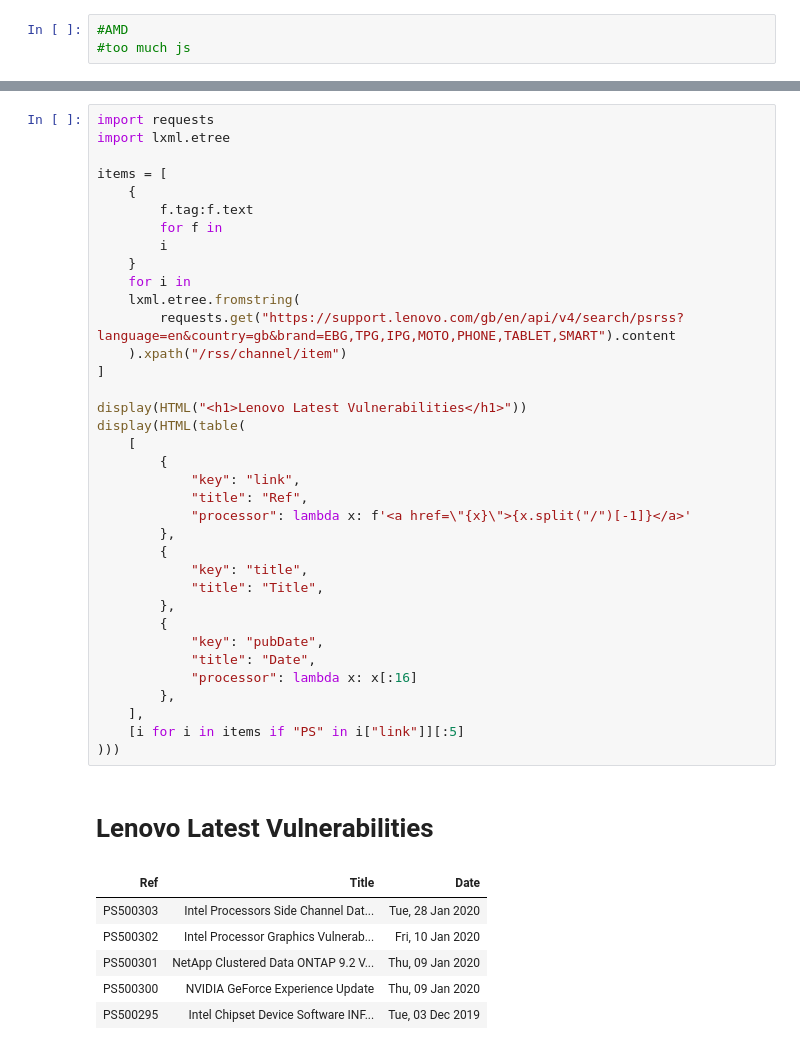
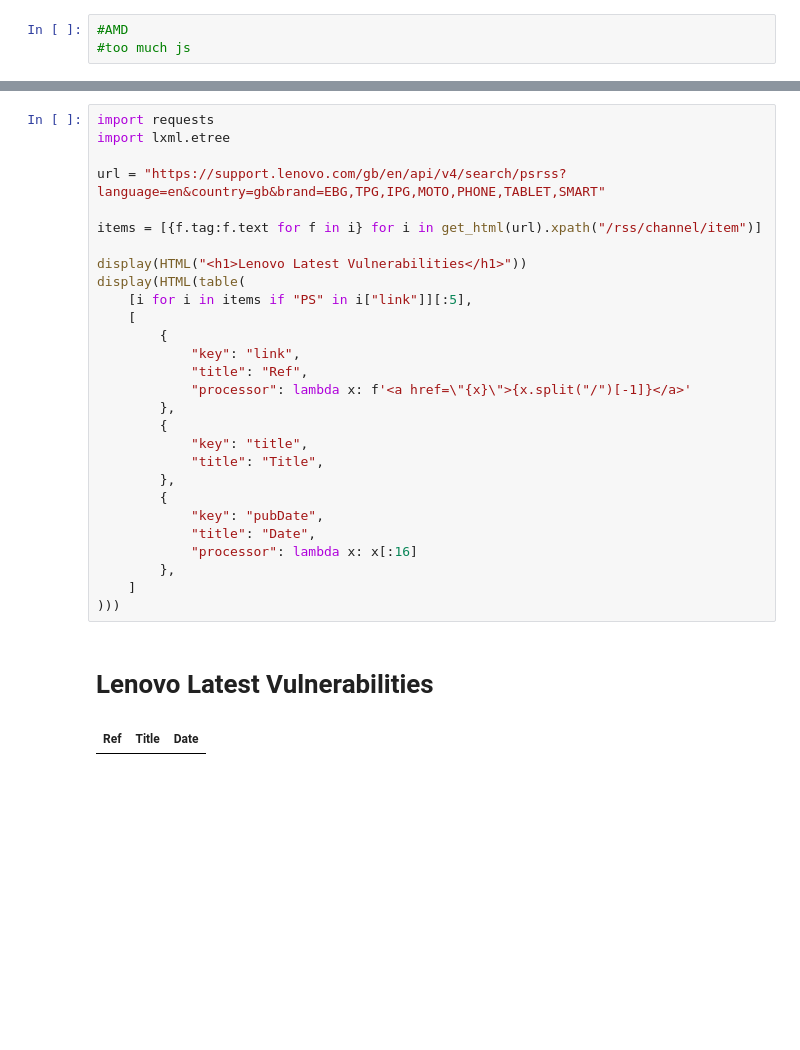
Before and after one commit to netscylla/Jupyter_Vulncheck, a Jupyter notebook: 3rd Party Tools.ipynb, the cells around one changed output, grey strips where cells are left out. Drawn from its saved outputs; the diff is of its cells as text; blank space fills up the shorter version.

```diff
--- a/3rd Party Tools.ipynb
+++ b/3rd Party Tools.ipynb
@@ -318,44 +311,31 @@ MySQL Server, versions 5.6.46 and prior, 5.7.28 and prior, 8.0.18 and prior
 # %%
 import requests
 import lxml.etree
 
-items = [
-    {
-        f.tag:f.text
-        for f in
-        i
-    }
-    for i in
-    lxml.etree.fromstring(
-        requests.get("https://support.lenovo.com/gb/en/api/v4/search/psrss?language=en&country=gb&brand=EBG,TPG,IPG,MOTO,PHONE,TABLET,SMART").content
-    ).xpath("/rss/channel/item")
-]
+url = "https://support.lenovo.com/gb/en/api/v4/search/psrss?language=en&country=gb&brand=EBG,TPG,IPG,MOTO,PHONE,TABLET,SMART"
+
+items = [{f.tag:f.text for f in i} for i in get_html(url).xpath("/rss/channel/item")]
 
 display(HTML("<h1>Lenovo Latest Vulnerabilities</h1>"))
 display(HTML(table(
+    [i for i in items if "PS" in i["link"]][:5],
     [
         {
             "key": "link",
             "title": "Ref",
             "processor": lambda x: f'<a href=\"{x}\">{x.split("/")[-1]}</a>'
         },
         {
             "key": "title",
             "title": "Title",
         },
         {
             "key": "pubDate",
             "title": "Date",
             "processor": lambda x: x[:16]
         },
-    ],
-    [i for i in items if "PS" in i["link"]][:5]
+    ]
 )))
 # %% [output]
 Lenovo Latest Vulnerabilities
 | Ref | Title | Date |
-| PS500303 | Intel Processors Side Channel Dat... | Tue, 28 Jan 2020 |
-| PS500302 | Intel Processor Graphics Vulnerab... | Fri, 10 Jan 2020 |
-| PS500301 | NetApp Clustered Data ONTAP 9.2 V... | Thu, 09 Jan 2020 |
-| PS500300 | NVIDIA GeForce Experience Update | Thu, 09 Jan 2020 |
-| PS500295 | Intel Chipset Device Software INF... | Tue, 03 Dec 2019 |
```
Also changed, not shown: parts of 11 cells of this notebook, 5 other files.
